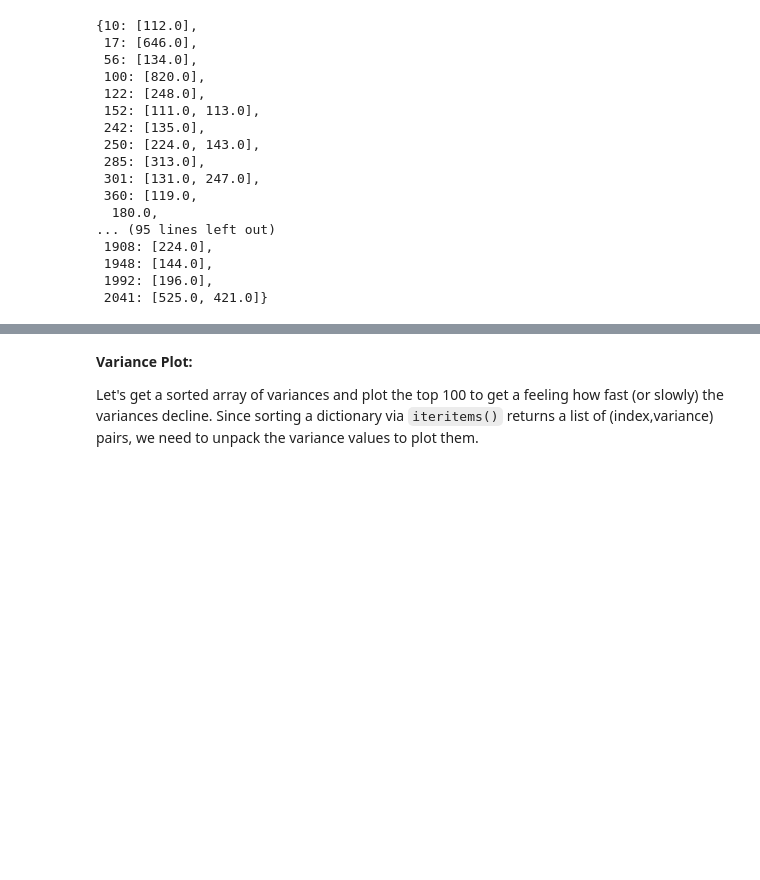
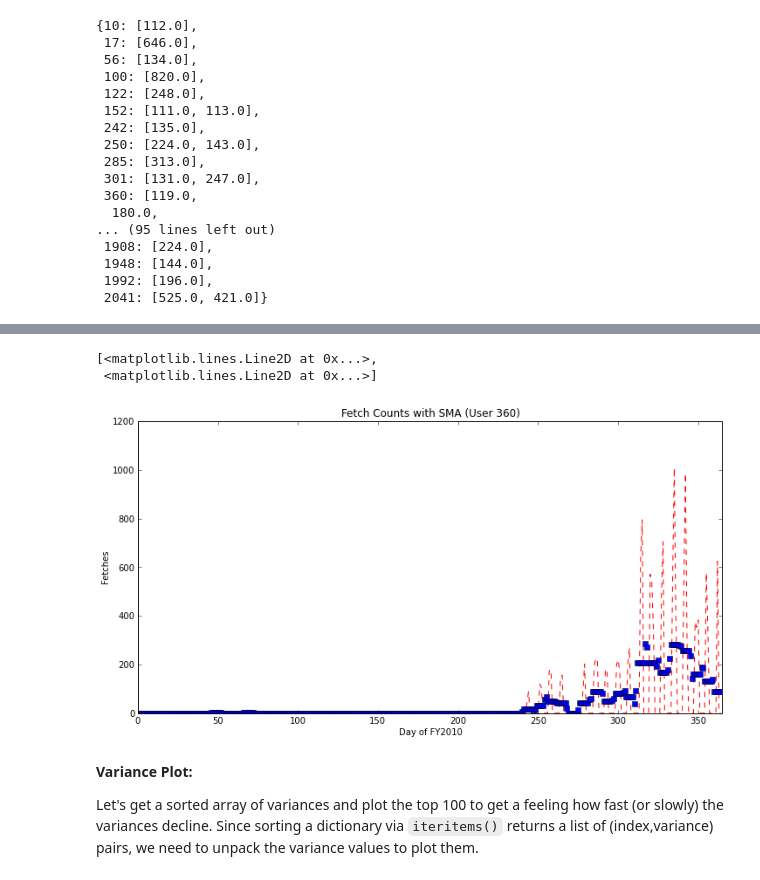
Before and after one commit to svkerr/Aerolink_Ubuntu, a Jupyter notebook: aerolink_daily_analysis.ipynb, the cells around one changed output, grey strips where cells are left out. Drawn from its saved outputs; the diff is of its cells as text; code cells hidden in the pictures; blank space fills up the shorter version.

```diff
--- a/aerolink_daily_analysis.ipynb
+++ b/aerolink_daily_analysis.ipynb
@@ -169,3 +190,15 @@ dict_thresh
+# %%
+rcParams['figure.figsize'] = 12,6
+plt.xlabel('Day of FY2010')
+plt.ylabel('Fetches')
+days = np.arange(0,365)
+plt.xlim(0,365)
+plt.title('Fetch Counts with SMA (User 360)')
+plt.plot(days,user360,'r--', days, avg_mov_360, 'bs')
+# %% [output]
+[<matplotlib.lines.Line2D at 0x...>,
+ <matplotlib.lines.Line2D at 0x...>]
+[figure, added]
 # %% [markdown]
 **Variance Plot:**
 
```
Also changed, not shown: parts of 15 cells of this notebook.
